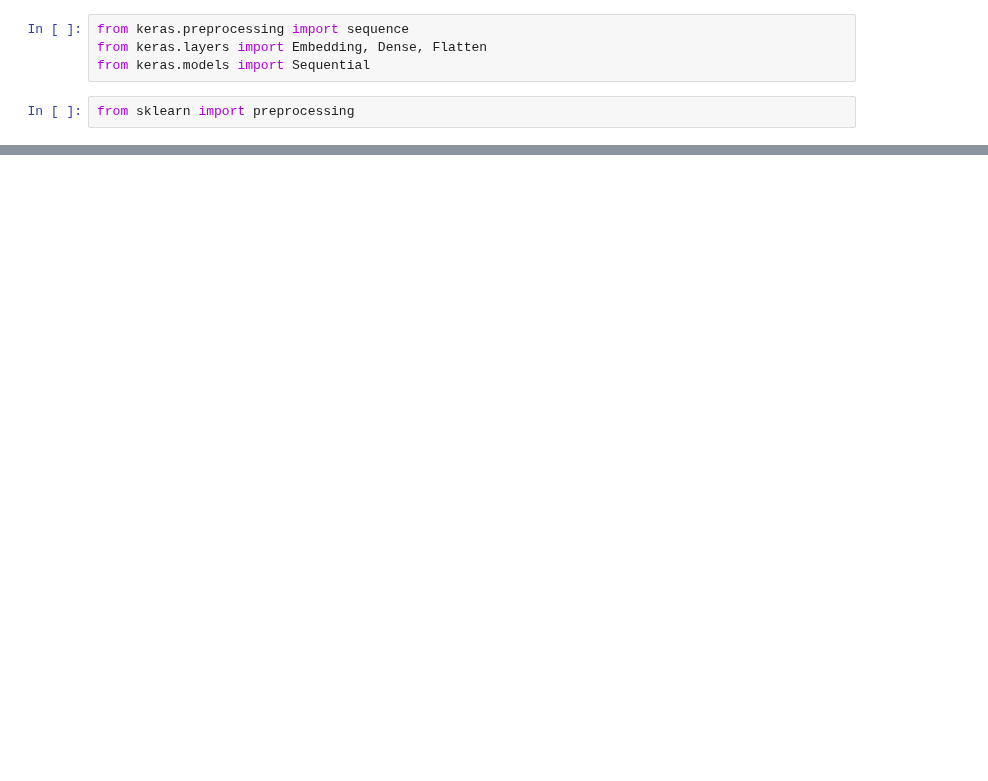
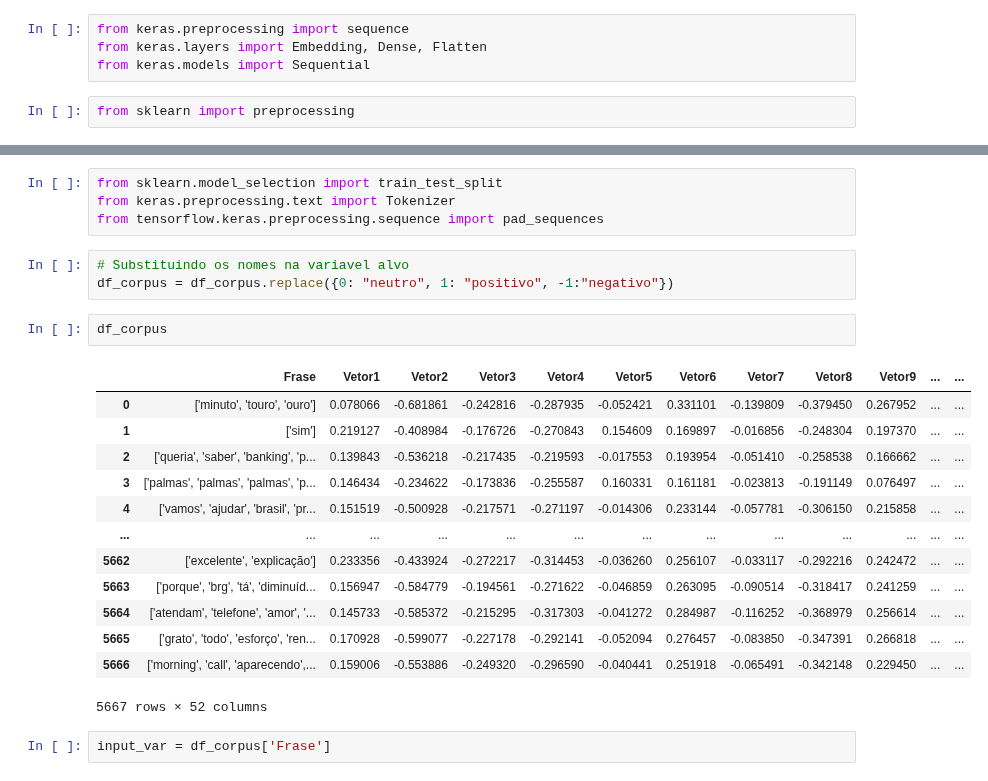
Before and after one commit to 2023M6T4-Inteli/Projeto4, a Jupyter notebook: src/embedding_layers.ipynb, the cells around one changed output, grey strips where cells are left out. Drawn from its saved outputs; the diff is of its cells as text; blank space fills up the shorter version.

```diff
--- a/src/embedding_layers.ipynb
+++ b/src/embedding_layers.ipynb
@@ -32,0 +34,25 @@ df_cbow.head(5)
+# %%
+from sklearn.model_selection import train_test_split
+from keras.preprocessing.text import Tokenizer
+from tensorflow.keras.preprocessing.sequence import pad_sequences
+# %%
+# Substituindo os nomes na variavel alvo
+df_corpus = df_corpus.replace({0: "neutro", 1: "positivo", -1:"negativo"})
+# %%
+df_corpus
+# %% [output]
+|  | Frase | Vetor1 | Vetor2 | Vetor3 | Vetor4 | Vetor5 | Vetor6 | Vetor7 | Vetor8 | Vetor9 | ... | ... |
+| 0 | ['minuto', 'touro', 'ouro'] | 0.078066 | -0.681861 | -0.242816 | -0.287935 | -0.052421 | 0.331101 | -0.139809 | -0.379450 | 0.267952 | ... | ... |
+| 1 | ['sim'] | 0.219127 | -0.408984 | -0.176726 | -0.270843 | 0.154609 | 0.169897 | -0.016856 | -0.248304 | 0.197370 | ... | ... |
+| 2 | ['queria', 'saber', 'banking', 'p... | 0.139843 | -0.536218 | -0.217435 | -0.219593 | -0.017553 | 0.193954 | -0.051410 | -0.258538 | 0.166662 | ... | ... |
+| 3 | ['palmas', 'palmas', 'palmas', 'p... | 0.146434 | -0.234622 | -0.173836 | -0.255587 | 0.160331 | 0.161181 | -0.023813 | -0.191149 | 0.076497 | ... | ... |
+| 4 | ['vamos', 'ajudar', 'brasil', 'pr... | 0.151519 | -0.500928 | -0.217571 | -0.271197 | -0.014306 | 0.233144 | -0.057781 | -0.306150 | 0.215858 | ... | ... |
+| ... | ... | ... | ... | ... | ... | ... | ... | ... | ... | ... | ... | ... |
+| 5662 | ['excelente', 'explicação'] | 0.233356 | -0.433924 | -0.272217 | -0.314453 | -0.036260 | 0.256107 | -0.033117 | -0.292216 | 0.242472 | ... | ... |
+| 5663 | ['porque', 'brg', 'tá', 'diminuíd... | 0.156947 | -0.584779 | -0.194561 | -0.271622 | -0.046859 | 0.263095 | -0.090514 | -0.318417 | 0.241259 | ... | ... |
+| 5664 | ['atendam', 'telefone', 'amor', '... | 0.145733 | -0.585372 | -0.215295 | -0.317303 | -0.041272 | 0.284987 | -0.116252 | -0.368979 | 0.256614 | ... | ... |
+| 5665 | ['grato', 'todo', 'esforço', 'ren... | 0.170928 | -0.599077 | -0.227178 | -0.292141 | -0.052094 | 0.276457 | -0.083850 | -0.347391 | 0.266818 | ... | ... |
+| 5666 | ['morning', 'call', 'aparecendo',... | 0.159006 | -0.553886 | -0.249320 | -0.296590 | -0.040441 | 0.251918 | -0.065491 | -0.342148 | 0.229450 | ... | ... |
+5667 rows × 52 columns
+# %%
+input_var = df_corpus['Frase']
```
Also changed, not shown: parts of 27 cells of this notebook.
